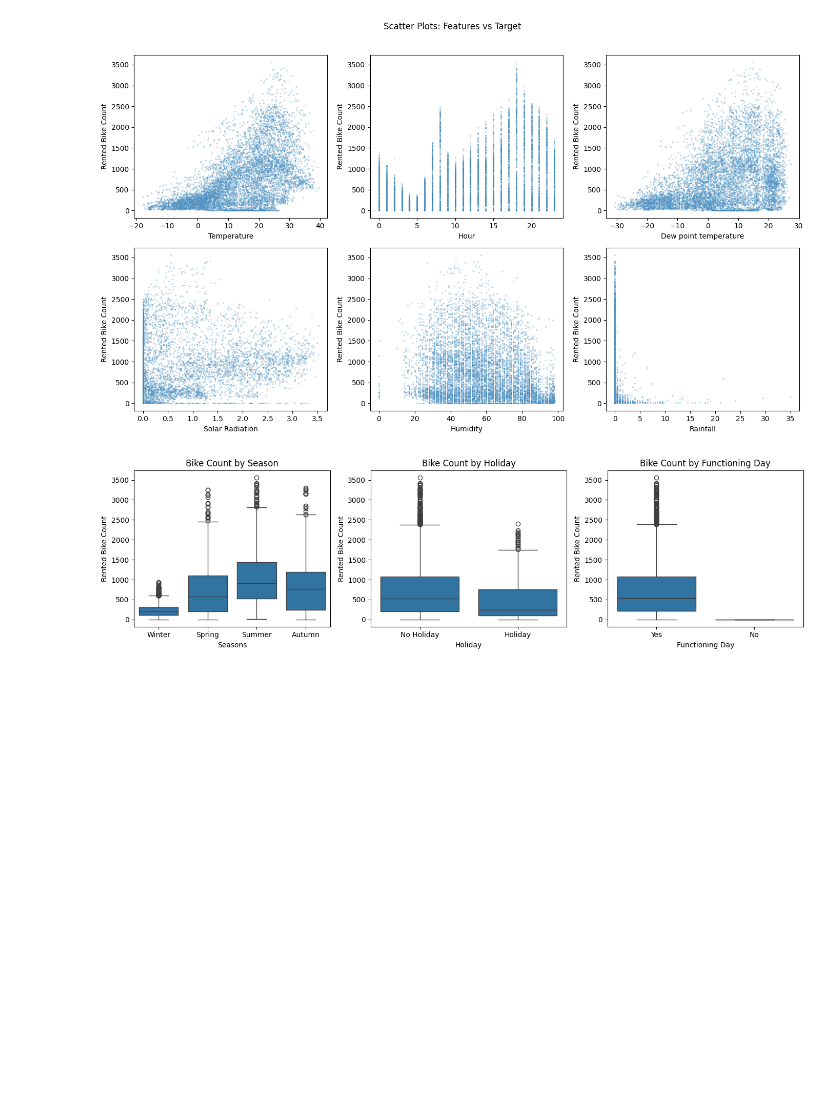
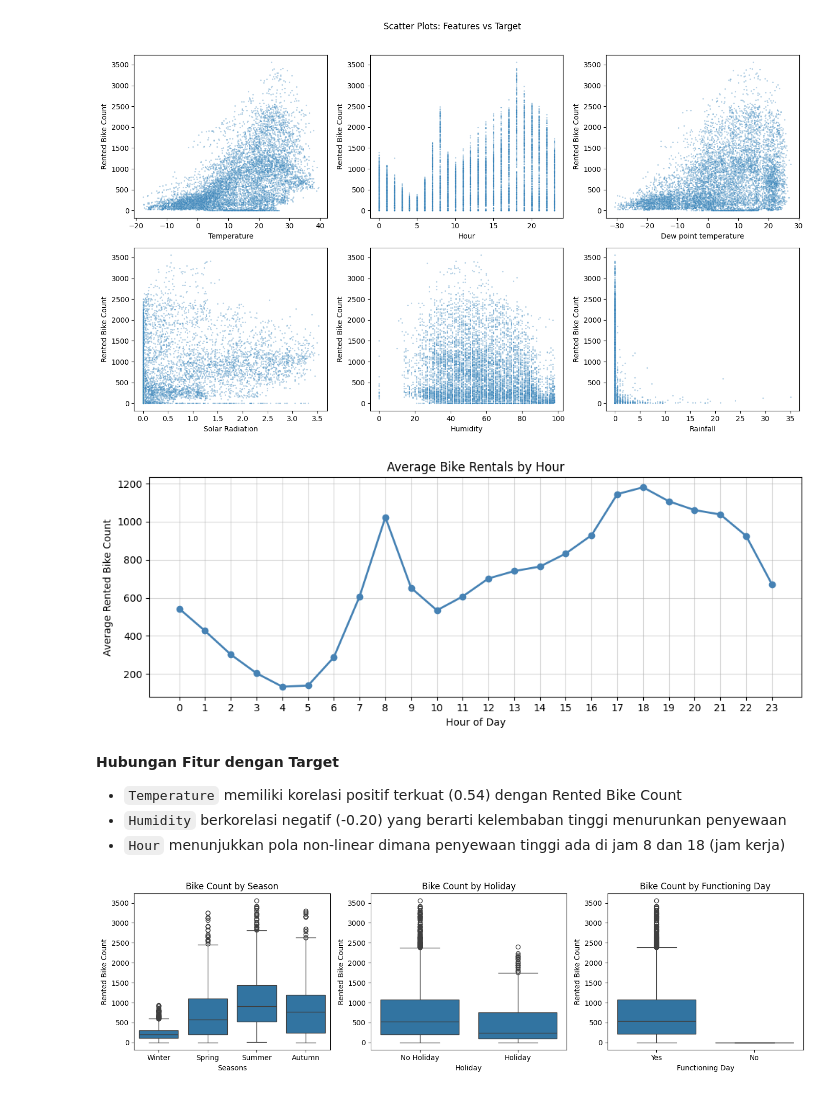
Before and after one commit to fxrdhan/Binary-Classification-Exercise, a Jupyter notebook: Seoul_Bike_Regression.ipynb, the cells around one changed output. Drawn from its saved outputs; the diff is of its cells as text; code cells hidden in the pictures; blank space fills up the shorter version.

```diff
--- a/Seoul_Bike_Regression.ipynb
+++ b/Seoul_Bike_Regression.ipynb
@@ -200,6 +192,27 @@ plt.tight_layout()
 plt.show()
 # %% [output]
 [figure]
+# %%
+hourly_avg = df.groupby('Hour')['Rented Bike Count'].mean().reset_index()
+
+plt.figure(figsize=(10, 4))
+plt.plot(hourly_avg['Hour'], hourly_avg['Rented Bike Count'],
+         marker='o', linewidth=2, markersize=6, color='steelblue')
+plt.xlabel('Hour of Day')
+plt.ylabel('Average Rented Bike Count')
+plt.title('Average Bike Rentals by Hour')
+plt.xticks(range(0, 24))
+plt.grid(True, alpha=0.5)
+plt.tight_layout()
+plt.show()
+# %% [output]
+[figure, added]
+# %% [markdown]
+**Hubungan Fitur dengan Target**
+
+- `Temperature` memiliki korelasi positif terkuat (0.54) dengan Rented Bike Count
+- `Humidity` berkorelasi negatif (-0.20) yang berarti kelembaban tinggi menurunkan penyewaan
+- `Hour` menunjukkan pola non-linear dimana penyewaan tinggi ada di jam 8 dan 18 (jam kerja)
 # %%
 fig, axes = plt.subplots(1, 3, figsize=(14, 4))
 
```
Also changed, not shown: parts of 23 cells of this notebook.
